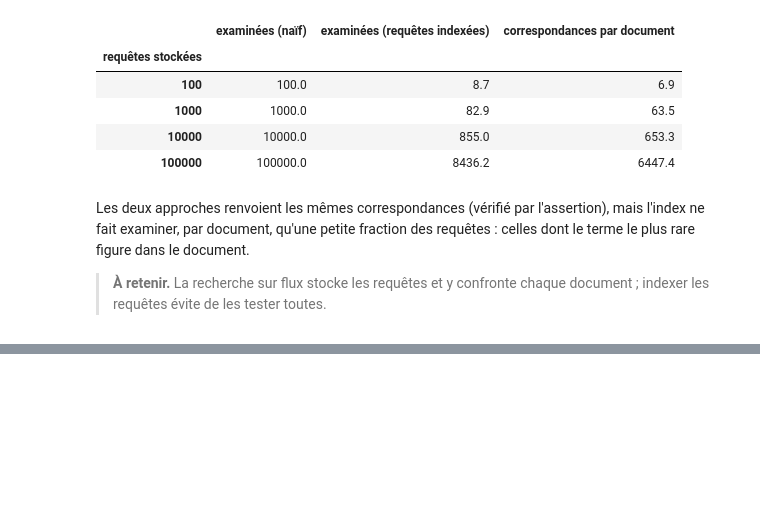
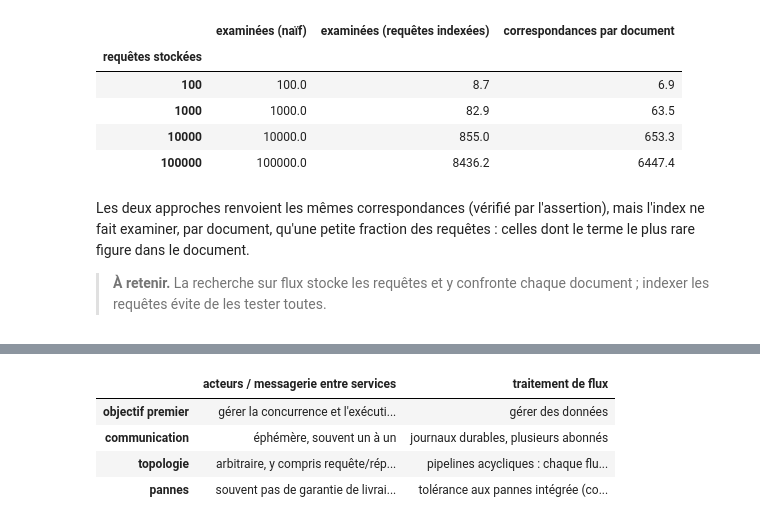
Before and after one commit to gwils28/Designing_Data_Intensive_Applications__ByTheBook, a Jupyter notebook: notebooks/ch11_traitement_de_flux/ch11_cours_5_usages_du_traitement_de_flux.ipynb, the cells around one changed output, grey strips where cells are left out. Cells and saved outputs as stored; diff of their text form; code cells hidden in the pictures; blank space fills up the shorter version.

Commit message:
ch11 cours 5 : Flux, acteurs et RPC

```diff
--- a/notebooks/ch11_traitement_de_flux/ch11_cours_5_usages_du_traitement_de_flux.ipynb
+++ b/notebooks/ch11_traitement_de_flux/ch11_cours_5_usages_du_traitement_de_flux.ipynb
@@ -350,0 +357,16 @@ le terme le plus rare figure dans le document.
+# %%
+pd.DataFrame({
+    "acteurs / messagerie entre services": ["gérer la concurrence et l'exécution distribuée de modules",
+                                            "éphémère, souvent un à un",
+                                            "arbitraire, y compris requête/réponse cyclique",
+                                            "souvent pas de garantie de livraison après une panne"],
+    "traitement de flux": ["gérer des données", "journaux durables, plusieurs abonnés",
+                           "pipelines acycliques : chaque flux est la sortie d'un job précis",
+                           "tolérance aux pannes intégrée (cours 7)"],
+}, index=["objectif premier", "communication", "topologie", "pannes"])
+# %% [output]
+|  | acteurs / messagerie entre services | traitement de flux |
+| objectif premier | gérer la concurrence et l'exécuti... | gérer des données |
+| communication | éphémère, souvent un à un | journaux durables, plusieurs abonnés |
+| topologie | arbitraire, y compris requête/rép... | pipelines acycliques : chaque flu... |
+| pannes | souvent pas de garantie de livrai... | tolérance aux pannes intégrée (co... |
```
Also changed, not shown: parts of 2 cells of this notebook.
